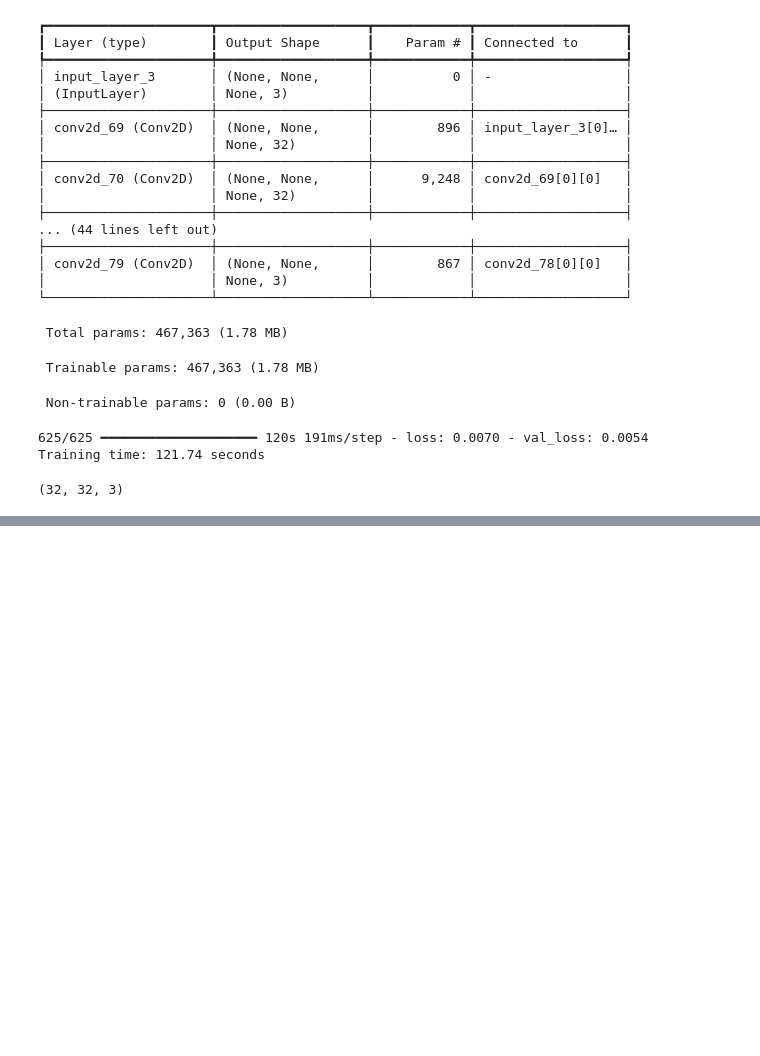
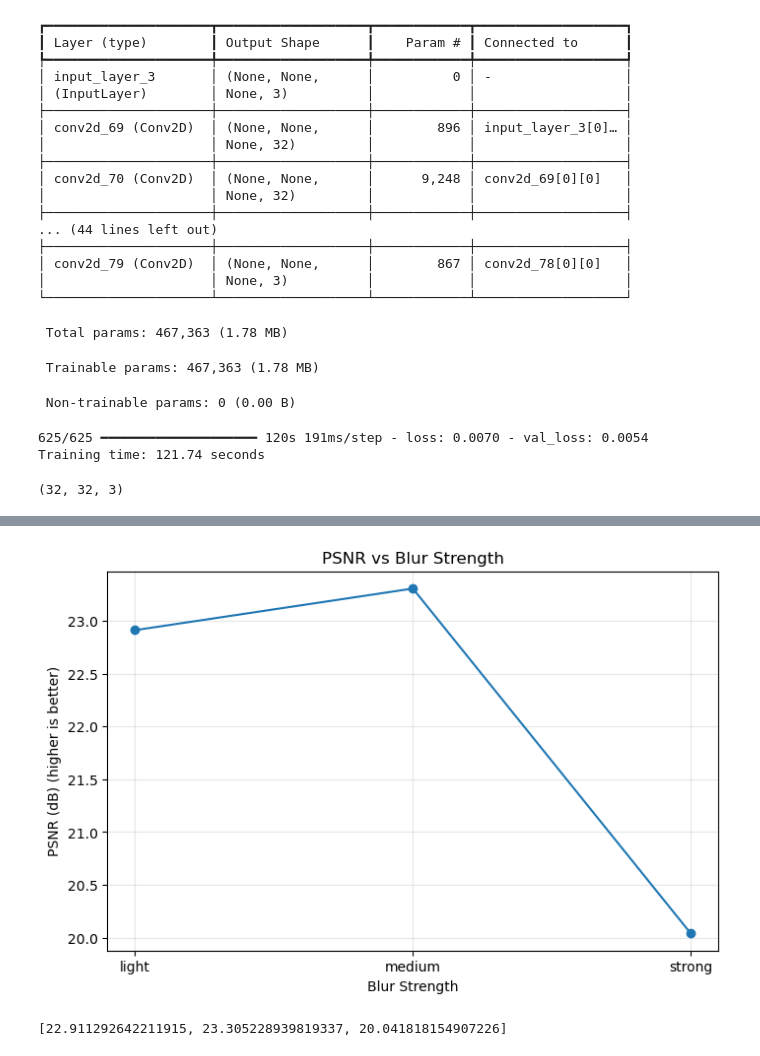
Before and after one commit to ieadoboe/effective-waffle, a Jupyter notebook: 42_cifar10_blur_removal.ipynb, the cells around one changed output, grey strips where cells are left out. Saved outputs shown, nothing was run; the diff lists cells and outputs as text; code cells hidden in the pictures; blank space fills up the shorter version.

```diff
--- a/42_cifar10_blur_removal.ipynb
+++ b/42_cifar10_blur_removal.ipynb
@@ -274,0 +380,3 @@ ValueError: as_list() is not defined on an unknown TensorShape.
+# %%
+evaluate_psnr(model, x_test, blurred_test_datasets, corruption_strength)
+# %% [output]
@@ -274,0 +385,2 @@ ValueError: as_list() is not defined on an unknown TensorShape.
+[figure, added]
+[22.911292642211915, 23.305228939819337, 20.041818154907226]
```
Also changed, not shown: parts of 13 cells of this notebook.
